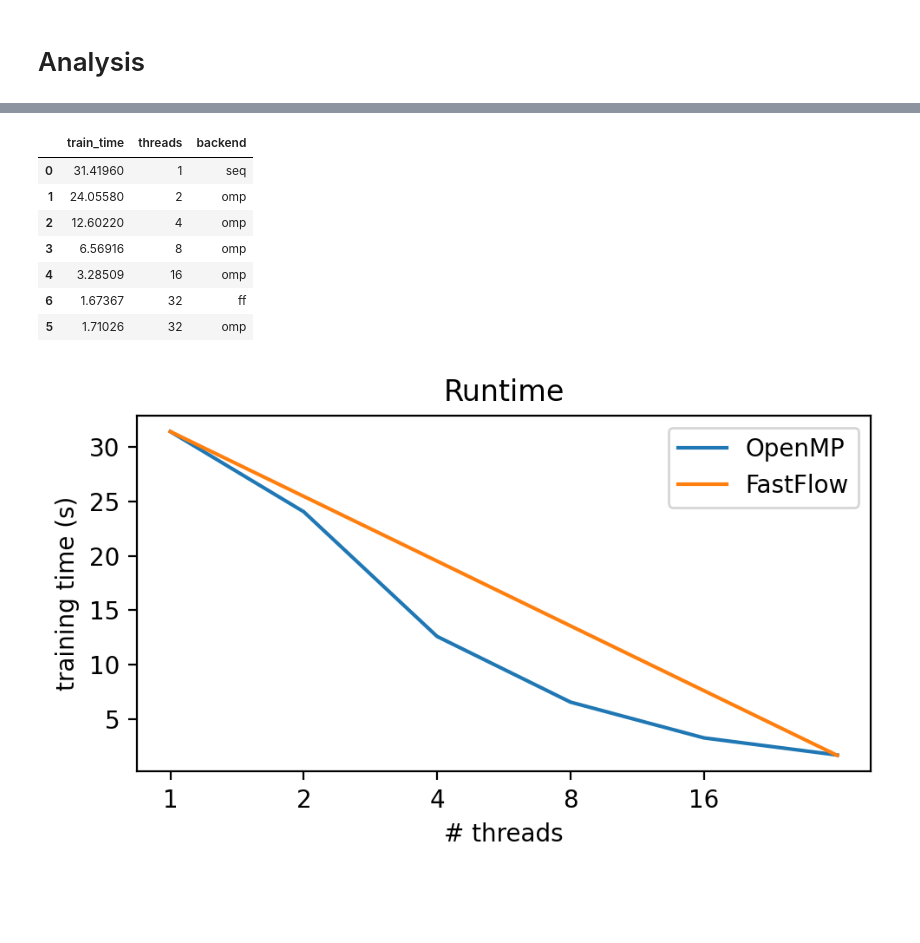
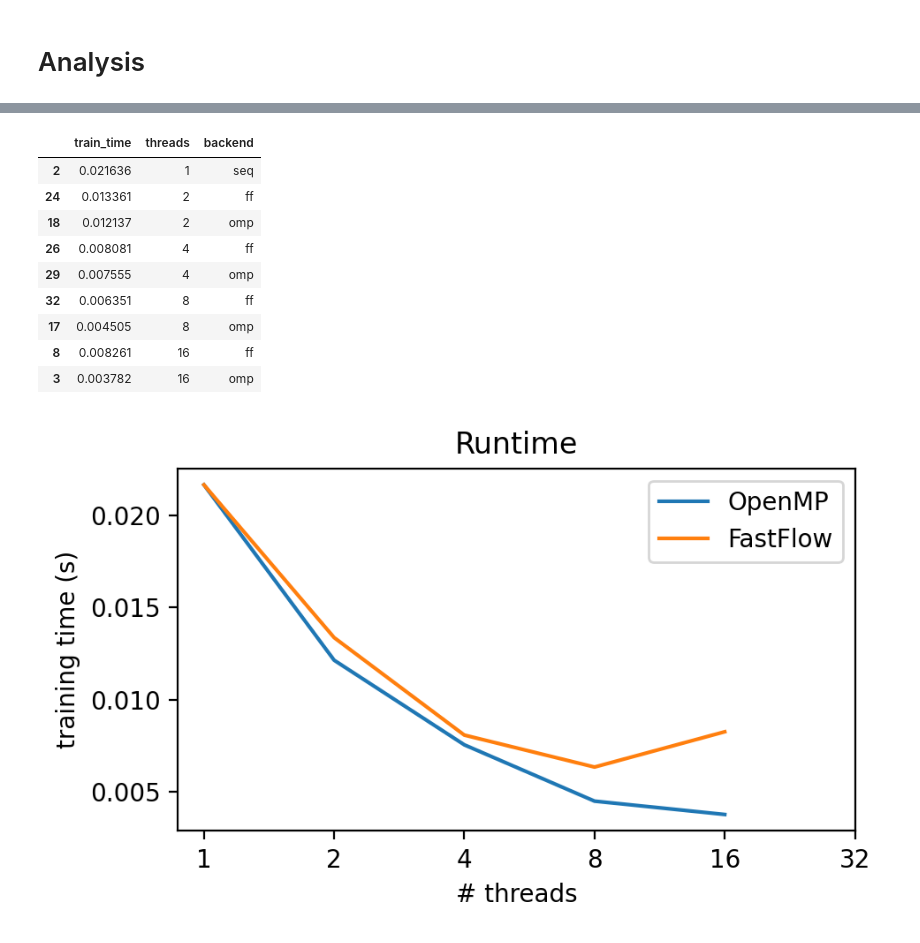
Before and after one commit to FedericoBustaffa/random_forest, a Jupyter notebook: notebooks/analysis.ipynb, the cells around one changed output, grey strips where cells are left out. Cells and saved outputs as stored; diff of their text form; code cells hidden in the pictures; blank space fills up the shorter version.

```diff
--- a/notebooks/analysis.ipynb
+++ b/notebooks/analysis.ipynb
@@ -3,7 +3,7 @@
 # %%
 import pandas as pd
 
-df = pd.read_csv("../results/cluster_4.csv")
+df = pd.read_csv("../results/local_5.csv")
 df
 # %% [output]
 |  | dataset | backend | estimators | max_depth | accuracy | train_time | predict_time | threads | nodes |
@@ -26,36 +26,38 @@ df
 # %%
-df256 = df[df["estimators"] == 64].sort_values(by=["threads", "backend"])
-df256 = df256[["train_time", "threads", "backend"]]
-df256
+df = df[df["estimators"] == 64].sort_values(by=["threads", "backend"])
+df = df[["train_time", "threads", "backend"]]
+df
 # %% [output]
 |  | train_time | threads | backend |
-| 0 | 31.41960 | 1 | seq |
-| 1 | 24.05580 | 2 | omp |
-| 2 | 12.60220 | 4 | omp |
-| 3 | 6.56916 | 8 | omp |
-| 4 | 3.28509 | 16 | omp |
-| 6 | 1.67367 | 32 | ff |
-| 5 | 1.71026 | 32 | omp |
+| 2 | 0.021636 | 1 | seq |
+| 24 | 0.013361 | 2 | ff |
+| 18 | 0.012137 | 2 | omp |
+| 26 | 0.008081 | 4 | ff |
+| 29 | 0.007555 | 4 | omp |
+| 32 | 0.006351 | 8 | ff |
+| 17 | 0.004505 | 8 | omp |
+| 8 | 0.008261 | 16 | ff |
+| 3 | 0.003782 | 16 | omp |
 # %%
 import matplotlib.pyplot as plt
 
 
-omp = df256[(df256["backend"] == "omp") | (df256["backend"] == "seq")]
-ff = df256[(df256["backend"] == "ff") | (df256["backend"] == "seq")]
+omp = df[(df["backend"] == "omp") | (df["backend"] == "seq")]
+ff = df[(df["backend"] == "ff") | (df["backend"] == "seq")]
 
 plt.figure(figsize=(5, 3), dpi=200)
 plt.title("Runtime")
 plt.plot(omp["threads"], omp["train_time"], label="OpenMP")
 plt.plot(ff["threads"], ff["train_time"], label="FastFlow")
 
 plt.xscale("log", base=2)
 ticks = [1, 2, 4, 8, 16, 32]
 plt.xticks(ticks, [str(i) for i in ticks])
 plt.xlabel(r"# threads")
 plt.ylabel("training time (s)")
 plt.legend()
 plt.tight_layout()
 plt.show()
 # %% [output]
-[figure, old version]
+[figure, new version]
 # %%
```
Also changed, not shown: parts of 3 cells of this notebook, 3 other files.
